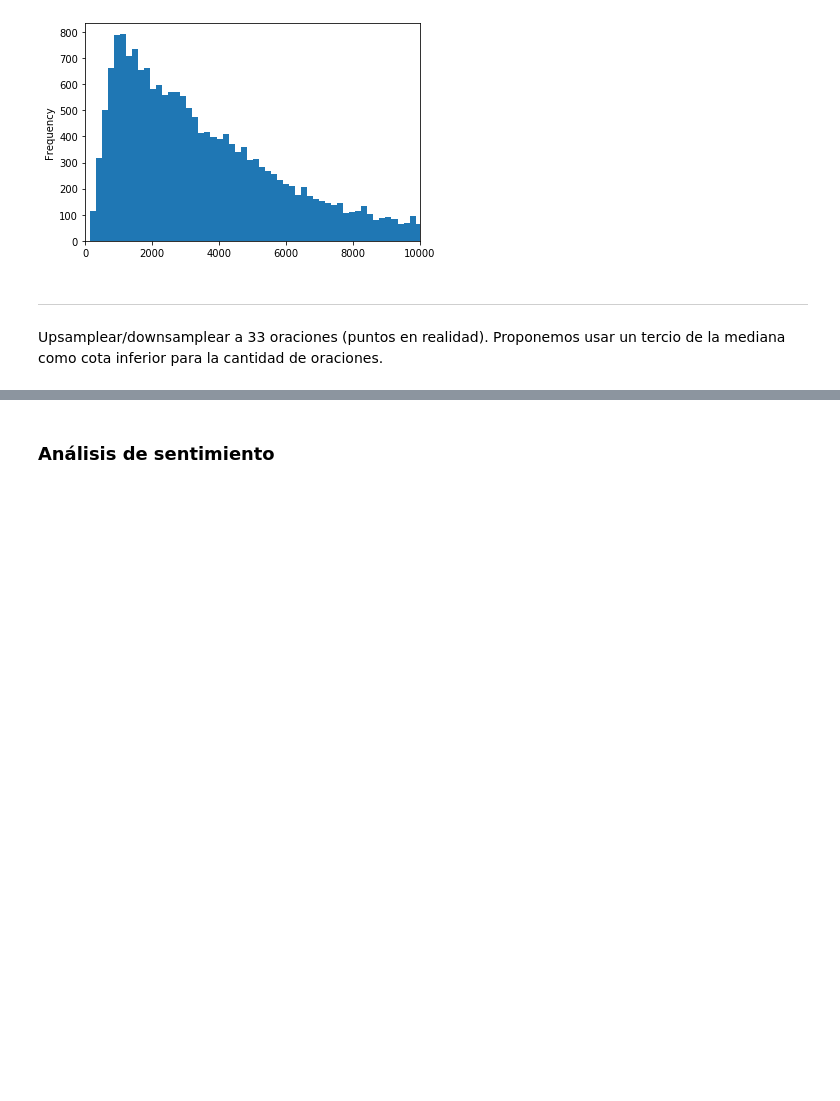
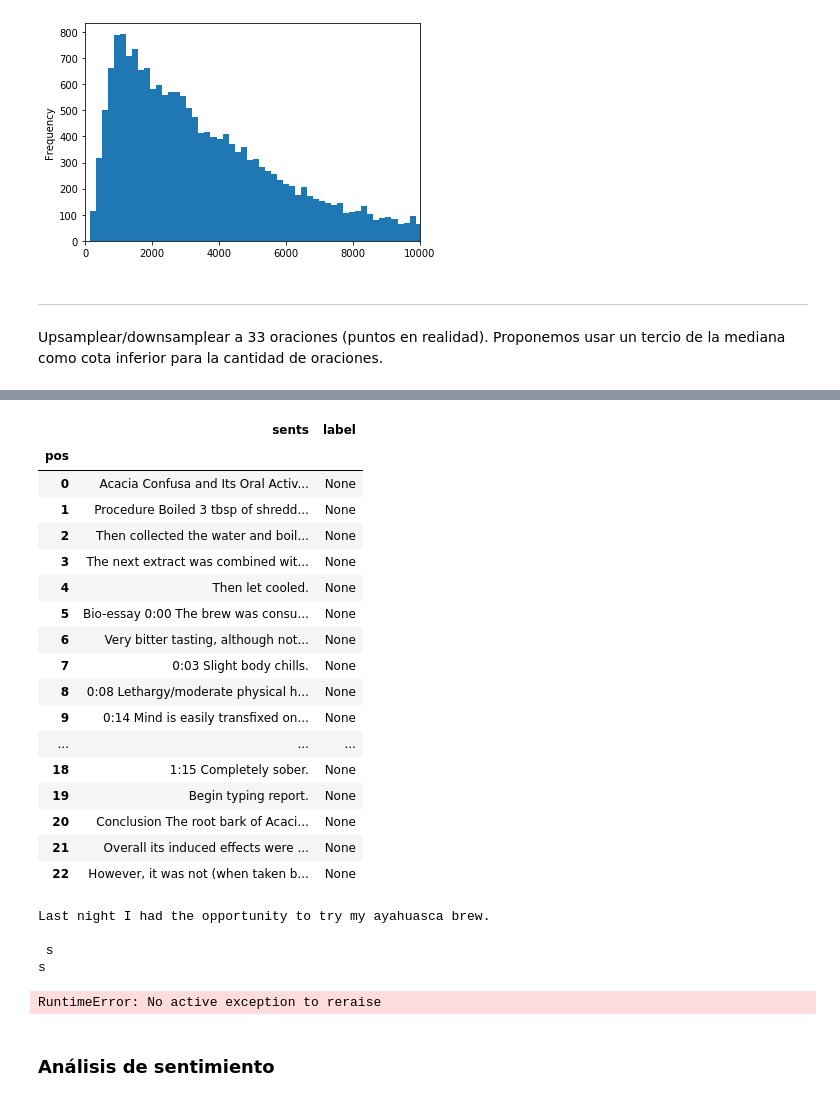
Before and after one commit to matiasbattocchia/tesis, a Jupyter notebook: Tesis nuevo dataset.ipynb, the cells around one changed output, grey strips where cells are left out. Saved outputs shown, nothing was run; the diff lists cells and outputs as text; code cells hidden in the pictures; blank space fills up the shorter version.

```diff
--- a/Tesis nuevo dataset.ipynb
+++ b/Tesis nuevo dataset.ipynb
@@ -271,0 +299,14 @@ df = df[df.sents >= 11].copy()
+# %%
+sents_df = []
+
+for doc, row in df[:10].iterrows():
+    dg = pd.DataFrame(map(str, row.doc.sents), columns=['sents'])
+    dg.index.name = 'pos'
+    dg.reset_index(inplace=True)
+    dg['doc'] = doc
+    dg['label'] = None
+    dg.set_index(['doc','pos'], inplace=True)
+
+    sents_df.append(dg)
+
+sents_df = pd.concat(sents_df)
@@ -271,0 +339,23 @@ df = df[df.sents >= 11].copy()
+# %%
+doc = 103149
+
+sents_df.loc[doc]
+# %% [output]
+|  | sents | label |
+| pos |  |  |
+| 0 | Acacia Confusa and Its Oral Activ... | None |
+| 1 | Procedure Boiled 3 tbsp of shredd... | None |
+| 2 | Then collected the water and boil... | None |
+| 3 | The next extract was combined wit... | None |
+| 4 | Then let cooled. | None |
+| 5 | Bio-essay 0:00 The brew was consu... | None |
+| 6 | Very bitter tasting, although not... | None |
+| 7 | 0:03 Slight body chills. | None |
+| 8 | 0:08 Lethargy/moderate physical h... | None |
+| 9 | 0:14 Mind is easily transfixed on... | None |
+| ... | ... | ... |
+| 18 | 1:15 Completely sober. | None |
+| 19 | Begin typing report. | None |
+| 20 | Conclusion The root bark of Acaci... | None |
+| 21 | Overall its induced effects were ... | None |
+| 22 | However, it was not (when taken b... | None |
@@ -272,3 +364,16 @@ df = df[df.sents >= 11].copy()
+# %%
+for pos, row in sents_df.loc[doc].iterrows():
+    print(row.sents)
+    print()
+    i = input()
+    print(i)
+    raise
+# %% [output]
+Last night I had the opportunity to try my ayahuasca brew.
+
+ s
+s
+RuntimeError: No active exception to reraise
 # %% [markdown]
 ### Análisis de sentimiento
 # %%
```
Also changed, not shown: parts of 15 cells of this notebook, 2 other files.
